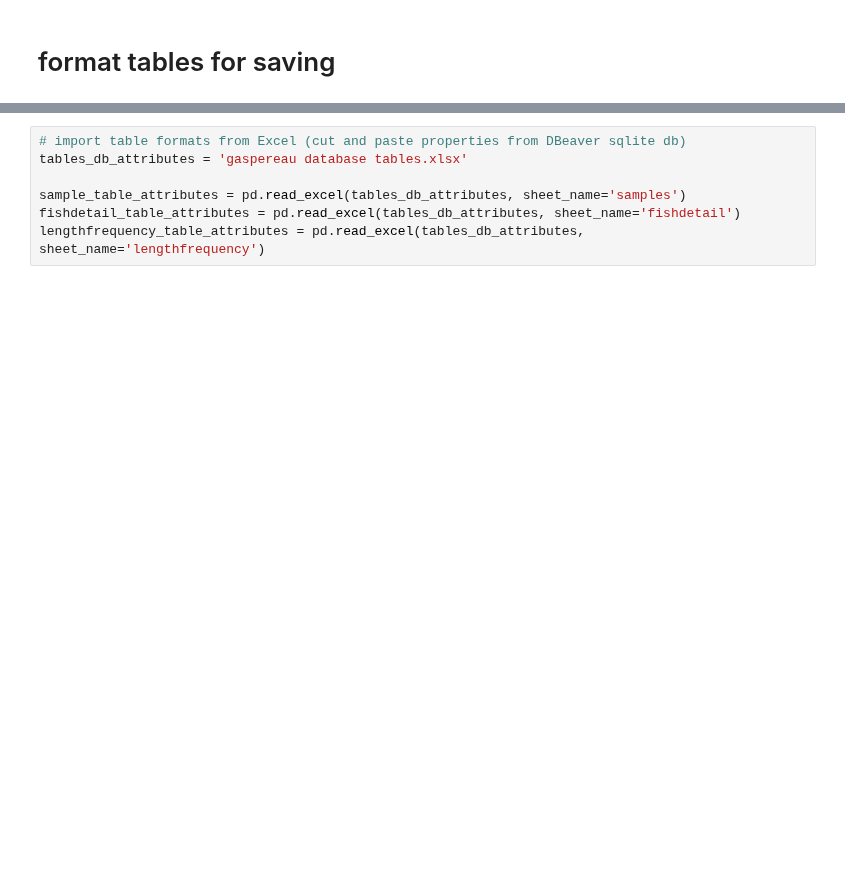
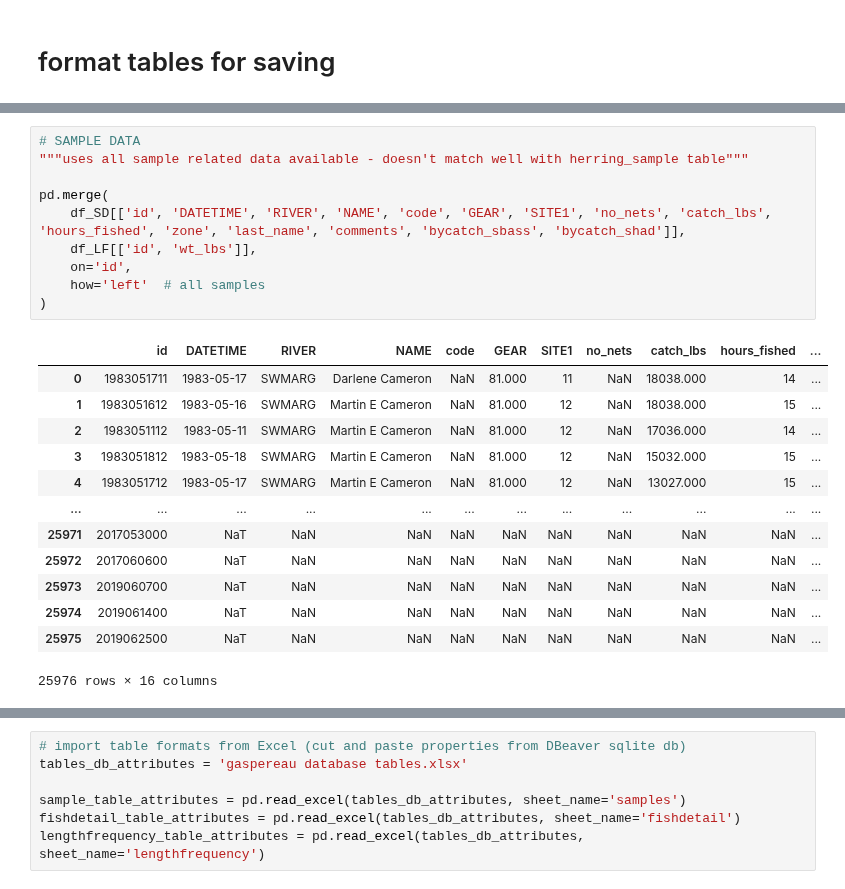
Before and after one commit to dfo-gulf-science/Gaspereau, a Jupyter notebook: 8. Data Wrangling - matching and creating tables.ipynb, the cells around one changed output, grey strips where cells are left out. Saved outputs shown, nothing was run; the diff lists cells and outputs as text; blank space fills up the shorter version.

Commit message:
better approach, still discrepancies between herring and gaspereau though

```diff
--- a/8. Data Wrangling - matching and creating tables.ipynb
+++ b/8. Data Wrangling - matching and creating tables.ipynb
@@ -307,0 +356,24 @@ df_FD.sample(10)
+# %%
+# SAMPLE DATA
+"""uses all sample related data available - doesn't match well with herring_sample table"""
+
+pd.merge(
+    df_SD[['id', 'DATETIME', 'RIVER', 'NAME', 'code', 'GEAR', 'SITE1', 'no_nets', 'catch_lbs', 'hours_fished', 'zone', 'last_name', 'comments', 'bycatch_sbass', 'bycatch_shad']],
+    df_LF[['id', 'wt_lbs']],
+    on='id',
+    how='left'  # all samples
+)
+# %% [output]
+|  | id | DATETIME | RIVER | NAME | code | GEAR | SITE1 | no_nets | catch_lbs | hours_fished | ... |
+| 0 | 1983051711 | 1983-05-17 | SWMARG | Darlene Cameron | NaN | 81.000 | 11 | NaN | 18038.000 | 14 | ... |
+| 1 | 1983051612 | 1983-05-16 | SWMARG | Martin E Cameron | NaN | 81.000 | 12 | NaN | 18038.000 | 15 | ... |
+| 2 | 1983051112 | 1983-05-11 | SWMARG | Martin E Cameron | NaN | 81.000 | 12 | NaN | 17036.000 | 14 | ... |
+| 3 | 1983051812 | 1983-05-18 | SWMARG | Martin E Cameron | NaN | 81.000 | 12 | NaN | 15032.000 | 15 | ... |
+| 4 | 1983051712 | 1983-05-17 | SWMARG | Martin E Cameron | NaN | 81.000 | 12 | NaN | 13027.000 | 15 | ... |
+| ... | ... | ... | ... | ... | ... | ... | ... | ... | ... | ... | ... |
+| 25971 | 2017053000 | NaT | NaN | NaN | NaN | NaN | NaN | NaN | NaN | NaN | ... |
+| 25972 | 2017060600 | NaT | NaN | NaN | NaN | NaN | NaN | NaN | NaN | NaN | ... |
+| 25973 | 2019060700 | NaT | NaN | NaN | NaN | NaN | NaN | NaN | NaN | NaN | ... |
+| 25974 | 2019061400 | NaT | NaN | NaN | NaN | NaN | NaN | NaN | NaN | NaN | ... |
+| 25975 | 2019062500 | NaT | NaN | NaN | NaN | NaN | NaN | NaN | NaN | NaN | ... |
+25976 rows × 16 columns
```
Also changed, not shown: parts of 31 cells of this notebook.
